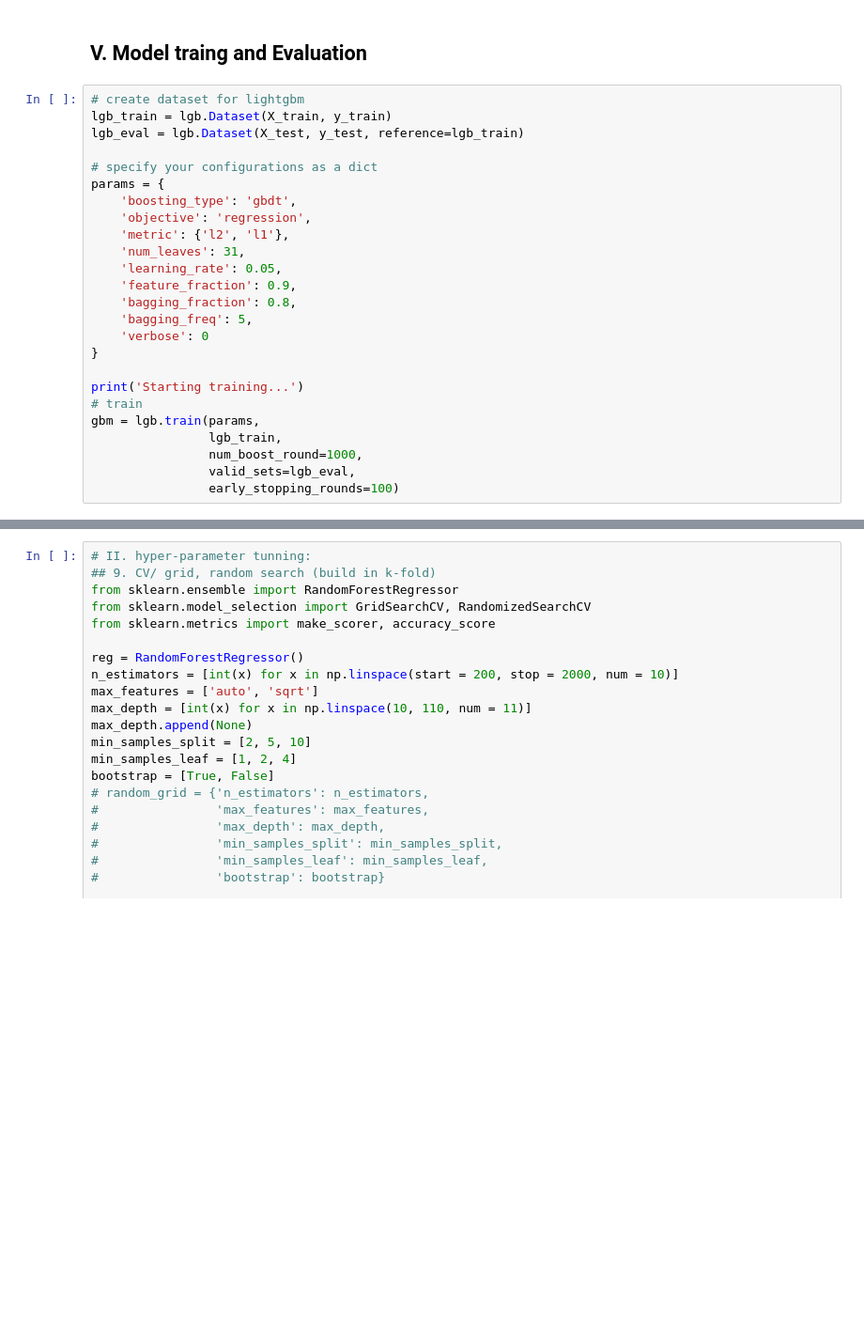
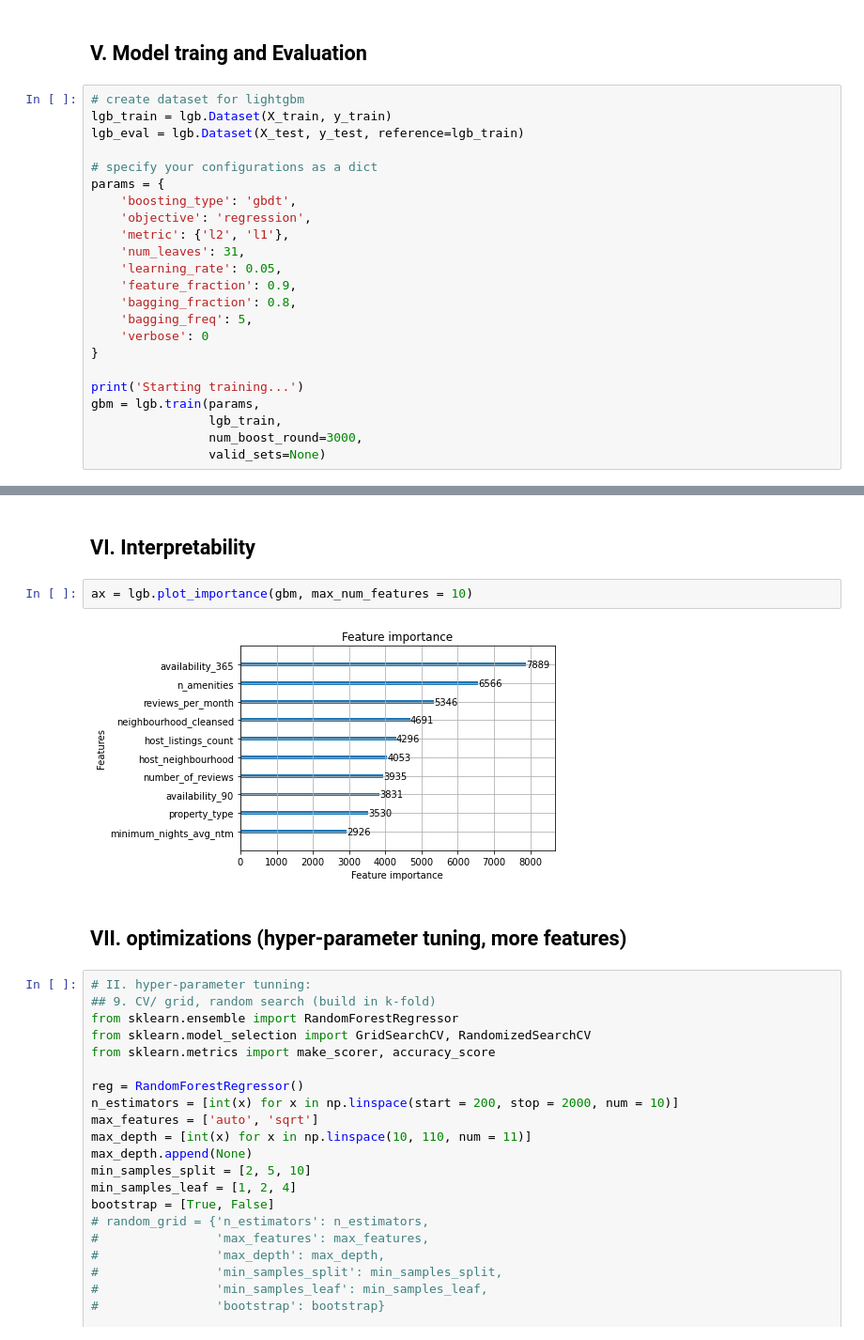
Before and after one commit to italu1013/insideairbnb_rental_price_prediction, a Jupyter notebook: EDA.ipynb, the cells around one changed output, grey strips where cells are left out. Shown: that part at 94% size. Drawn from its saved outputs; the diff is of its cells as text; blank space fills up the shorter version.

```diff
--- a/EDA.ipynb
+++ b/EDA.ipynb
@@ -159,11 +161,9 @@ params = {
 }
 
 print('Starting training...')
-# train
 gbm = lgb.train(params,
                 lgb_train,
-                num_boost_round=1000,
-                valid_sets=lgb_eval,
-                early_stopping_rounds=100)
+                num_boost_round=3000,
+                valid_sets=None)
 # %% [output]
 Starting training...
@@ -199,3 +182,11 @@ The rmse of prediction is: 380.5928602298374
+# %% [markdown]
+## VI. Interpretability
+# %%
+ax = lgb.plot_importance(gbm, max_num_features = 10)
+# %% [output]
+[figure, added]
+# %% [markdown]
+## VII. optimizations (hyper-parameter tuning, more features)
 # %%
 # II. hyper-parameter tunning:
 ## 9. CV/ grid, random search (build in k-fold)
```
Also changed, not shown: parts of 7 cells of this notebook.
